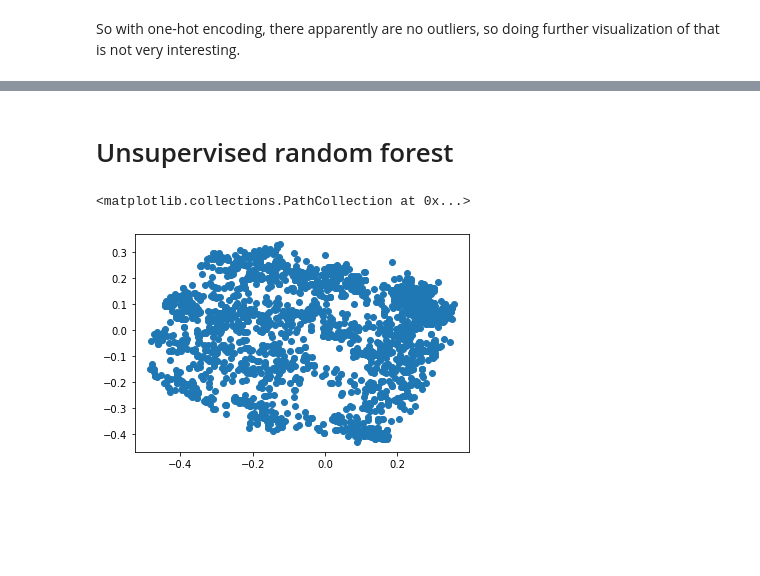
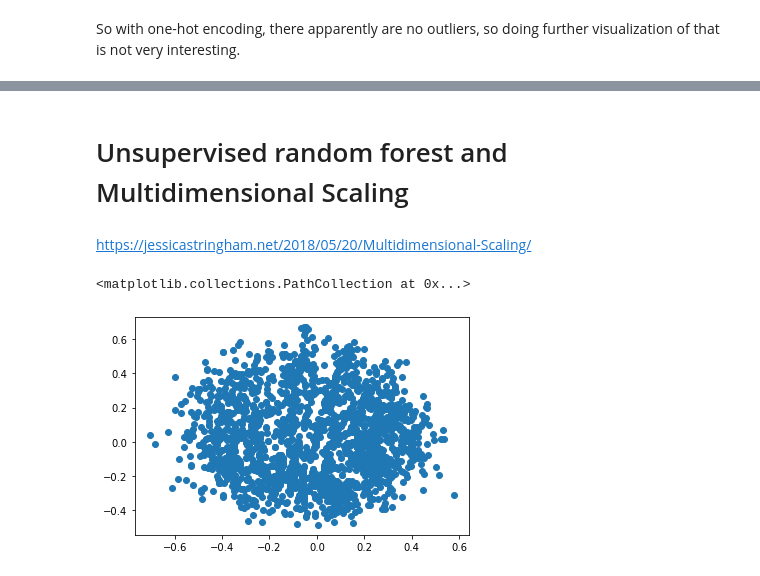
Before and after one commit to xmsterl/SP_squirrels, a Jupyter notebook: squirrels.ipynb, the cells around one changed output, grey strips where cells are left out. Saved outputs shown, nothing was run; the diff lists cells and outputs as text; code cells hidden in the pictures; blank space fills up the shorter version.

```diff
--- a/squirrels.ipynb
+++ b/squirrels.ipynb
@@ -364,39 +256,18 @@ for n, nonbool_var in enumerate(nonbool_vars):
 # %% [markdown]
-# Unsupervised random forest
+# Unsupervised random forest and Multidimensional Scaling
-# %%
-# Function to calculate PC scores from distance matrix, taken from
-# https://jessicastringham.net/2018/05/20/Multidimensional-Scaling/
-
-centering_matrix = lambda n: np.identity(n) -(np.ones((n, 1)) @ np.ones((1, n)))/n
-
-def MDS(distance_matrix, K):
-    # Double checking that the matrix is the right size
-    N = distance_matrix.shape[0]
-    assert distance_matrix.shape[0] == distance_matrix.shape[1], 'dist should be a square matrix, but it\'s {}x{}'.format(dist.shape)
-
-    # Compute the Gram matrix from the distance_matrix
-    gram_from_dist = -(centering_matrix(N) @ distance_matrix @ centering_matrix(N))/2
-
-    # Compute the PC scores from Gram matrix
-    w, v = np.linalg.eig(gram_from_dist)
-    # Double check the eigenvalues are positive. While they will be for
-    # actual distance matrices, this becomes a problem if we extend this
-    # to other types of symmetric matrices that may not be positive semi-definite.
-    assert np.all(w[:K] > 0)
-    proj = np.diag(np.sqrt(w[:K])) @ v.T[:K]
-
-    return proj
+# %% [markdown]
+https://jessicastringham.net/2018/05/20/Multidimensional-Scaling/
 # %%
 # Get distance matrix from Unsupervised Random Forest
 urf_model = urf(n_trees=500, max_depth=3)
 distance_mat = urf_model.get_distance(squirrels_encoded.to_numpy())
 
-# Get pc scores from distance matrix
-pc_scores_from_distance_matrix = MDS(distance_mat, 2)
-URF_pc_scores = pd.DataFrame(pc_scores_from_distance_matrix.transpose())
+# Calculate PC scores from distance matrix using sklearn
+embedding = MDS(n_components=2, dissimilarity='precomputed')
+PC_scores_MDS = embedding.fit_transform(distance_mat)
 
-# Plot PC scores
-plt.scatter(URF_pc_scores[0], URF_pc_scores[1])
+PC_scores_MDS = pd.DataFrame(PC_scores_MDS)
+plt.scatter(PC_scores_MDS[0], PC_scores_MDS[1])
 # %% [output]
 <matplotlib.collections.PathCollection at 0x...>
-[figure, old version]
+[figure, new version]
```
Also changed, not shown: parts of 20 cells of this notebook, 1 other file.
